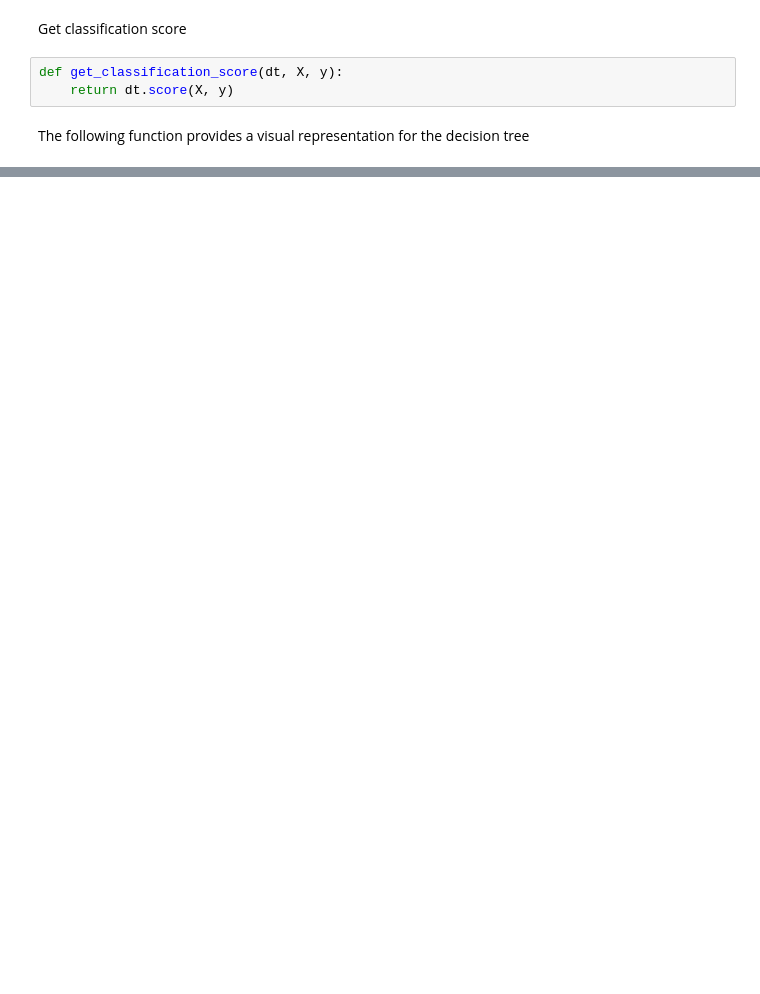
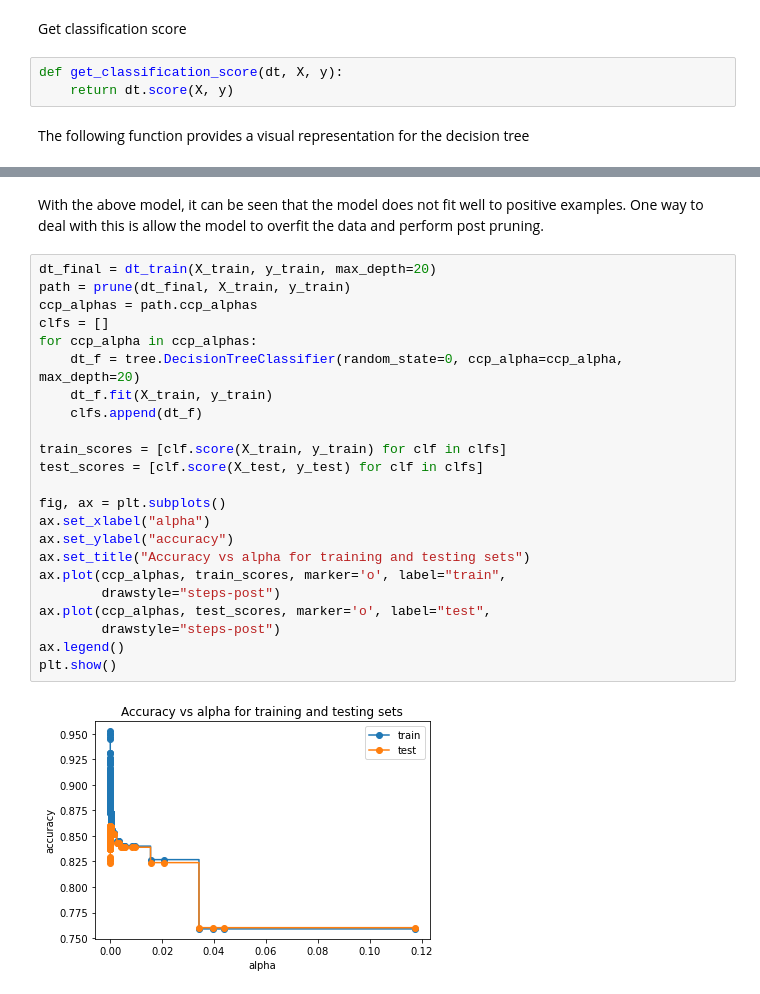
Before and after one commit to prasannspv/Machine-Learning-Notebooks, a Jupyter notebook: Assignment 1/Decision Trees.ipynb, the cells around one changed output, grey strips where cells are left out. Cells and saved outputs as stored; diff of their text form; blank space fills up the shorter version.

```diff
--- a/Assignment 1/Decision Trees.ipynb
+++ b/Assignment 1/Decision Trees.ipynb
@@ -65,0 +148,28 @@ The data is related with direct marketing campaigns (phone calls) of a Portugues
+# %% [markdown]
+With the above model, it can be seen that the model does not fit well to positive examples.
+One way to deal with this is allow the model to overfit the data and perform post pruning.
+# %%
+dt_final = dt_train(X_train, y_train, max_depth=20)
+path = prune(dt_final, X_train, y_train)
+ccp_alphas = path.ccp_alphas
+clfs = []
+for ccp_alpha in ccp_alphas:
+    dt_f = tree.DecisionTreeClassifier(random_state=0, ccp_alpha=ccp_alpha, max_depth=20)
+    dt_f.fit(X_train, y_train)
+    clfs.append(dt_f)
+
+train_scores = [clf.score(X_train, y_train) for clf in clfs]
+test_scores = [clf.score(X_test, y_test) for clf in clfs]
+
+fig, ax = plt.subplots()
+ax.set_xlabel("alpha")
+ax.set_ylabel("accuracy")
+ax.set_title("Accuracy vs alpha for training and testing sets")
+ax.plot(ccp_alphas, train_scores, marker='o', label="train",
+        drawstyle="steps-post")
+ax.plot(ccp_alphas, test_scores, marker='o', label="test",
+        drawstyle="steps-post")
+ax.legend()
+plt.show()
+# %% [output]
+[figure, added]
```
Also changed, not shown: parts of 26 cells of this notebook, 2 other files.
